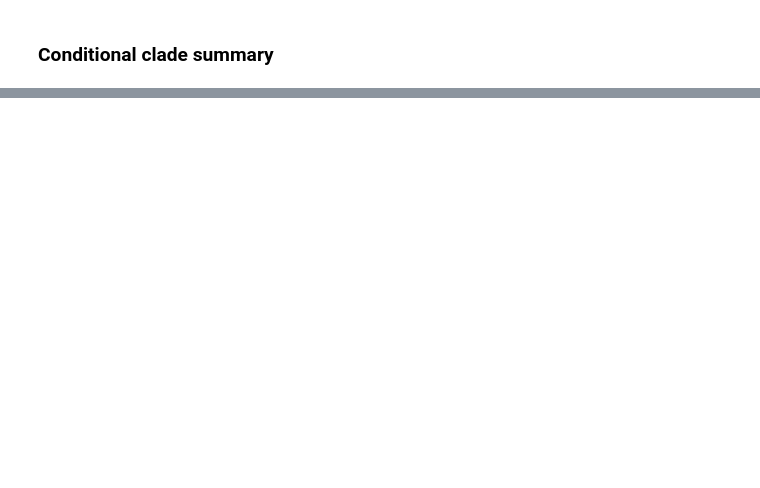
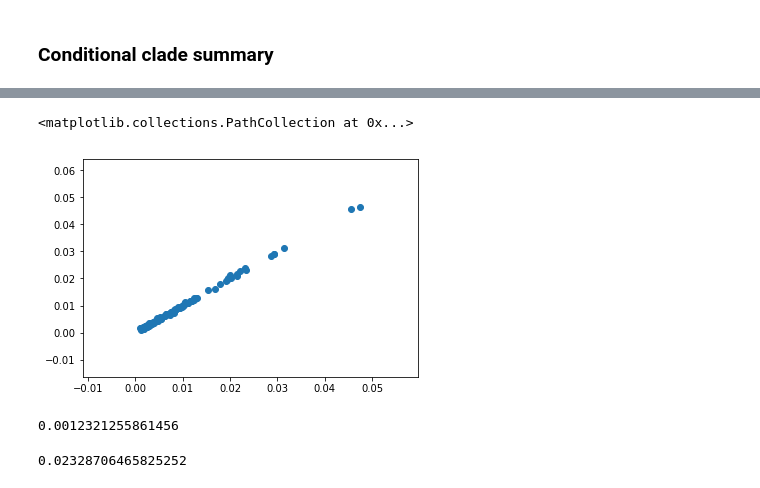
Before and after one commit to christiaanjs/phylo-hacking, a Jupyter notebook: cc/clades.ipynb, the cells around one changed output, grey strips where cells are left out. Cells and saved outputs as stored; diff of their text form; code cells hidden in the pictures; blank space fills up the shorter version.

```diff
--- a/cc/clades.ipynb
+++ b/cc/clades.ipynb
@@ -314,0 +340,34 @@ p_approxs
+# %%
+p_list, p_approx_list = zip(*[(p[tree], p_approxs[tree]) for tree in p.keys()])
+plt.scatter(p_list, p_approx_list)
+# %% [output]
+<matplotlib.collections.PathCollection at 0x...>
+[figure, added]
+# %%
+from math import log
+
+# Assume p contains all trees
+def kl(p, split_ps):
+    def tree_term(p, p_approx):
+        return p_approx*(log(p_approx) - log(p)) if p_approx > 0 else 0
+    return sum([tree_term(p[tree], p_approx(tree, split_ps)) for tree in p])
+
+kl(p, split_p)
+# %% [output]
+0.0012321255861456
+# %%
+split_p_list = [(split, p) for parent, splits in split_p.items() for split, p in splits.items()]
+split_p_list = sorted(split_p_list, key = lambda x: x[1], reverse=True)
+
+def rebuild_split_dict(split_list):
+    split_dict = {}
+    for split, split_p in split_list:
+        parent = split.get_parent()
+        if parent not in split_dict:
+            split_dict[parent] = {}
+        split_dict[parent][split] = split_p
+    return { parent: normalise_dict_entries(split_ps) for parent, split_ps in split_dict.items() }
+
+kl(p, rebuild_split_dict(split_p_list[:-1]))
+# %% [output]
+0.02328706465825252
```
Also changed, not shown: parts of 16 cells of this notebook, 2 other files.
